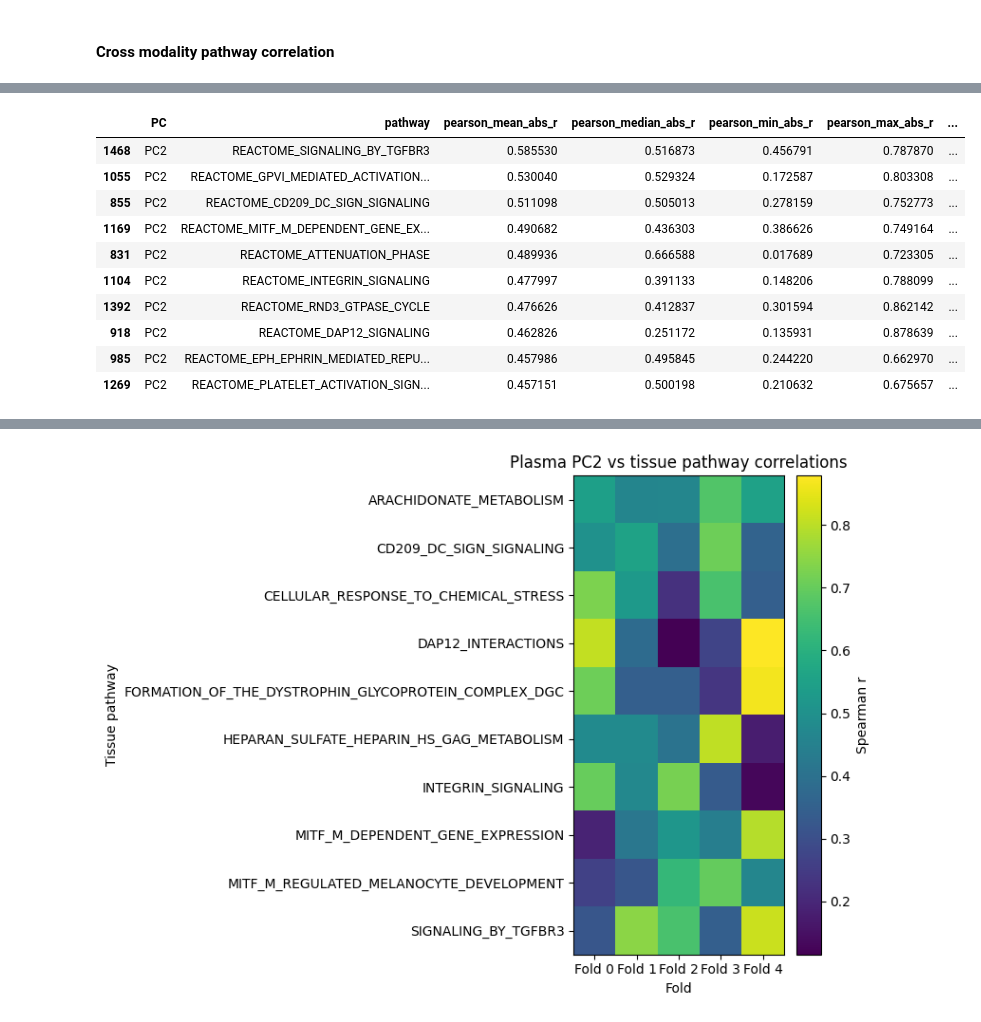
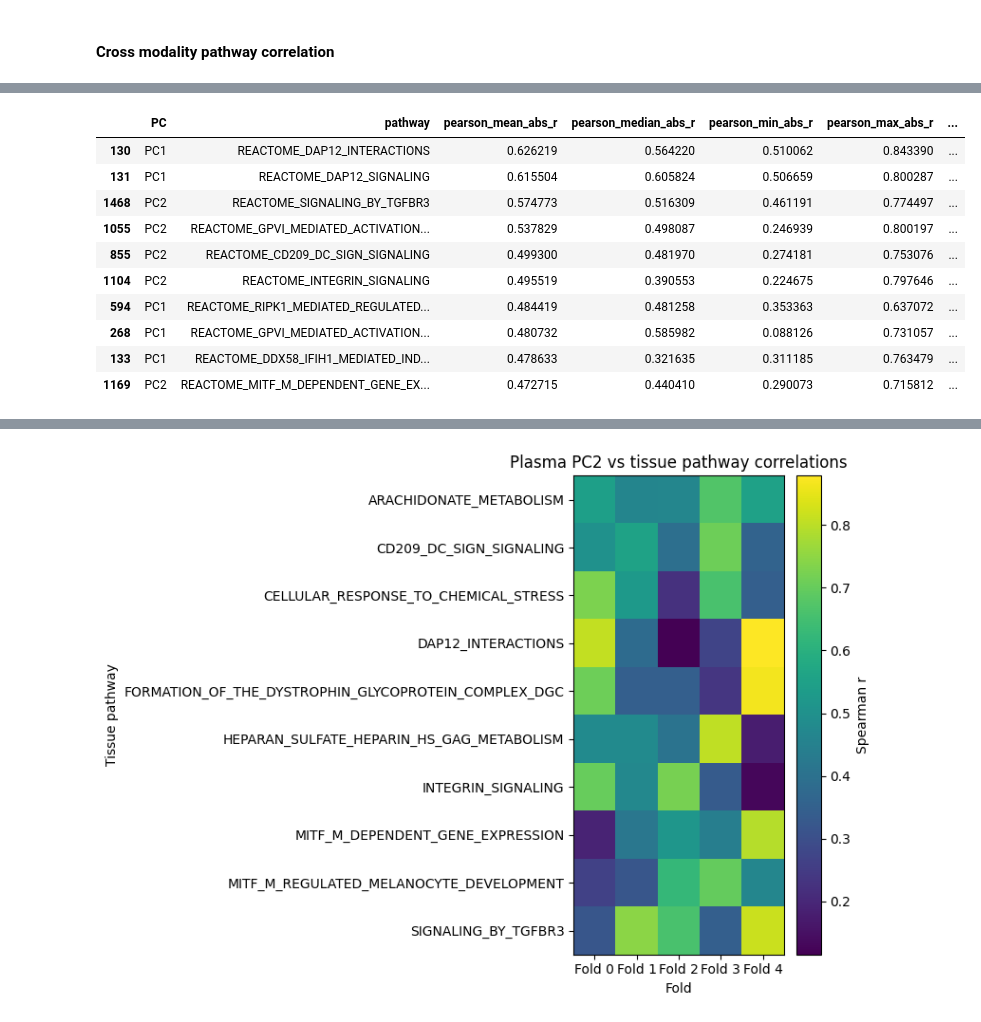
Before and after one commit to paulaliv/AAA_project, a Jupyter notebook: evaluate_embeddings.ipynb, the cells around one changed output, grey strips where cells are left out. Saved outputs shown, nothing was run; the diff lists cells and outputs as text; code cells hidden in the pictures.

```diff
--- a/evaluate_embeddings.ipynb
+++ b/evaluate_embeddings.ipynb
@@ -301,6 +344,6 @@ def visualize_embeddings(proj=False):
     return pc_all_folds_df, all_pc_distances, all_pc_separations, all_variance
 # %%
-pc, all_distances, all_separations, all_variance = visualize_embeddings(proj=False)
+pc, all_distances, all_separations, all_variance = visualize_embeddings(proj=False, trained=True)
 # %% [output]
 PC1 1.0
 PC2 0.45454545454545453
@@ -855,23 +896,22 @@ print(summary_plasma_to_tissue)
 [1574 rows x 11 columns]
 # %%
 summary_plasma_to_tissue[
-    (summary_plasma_to_tissue["PC"] == "PC2") &
     (summary_plasma_to_tissue["n_folds"] == 5)
 ].sort_values(['pearson_mean_abs_r'],
     ascending=False
 ).head(10)
 # %% [output]
 |  | PC | pathway | pearson_mean_abs_r | pearson_median_abs_r | pearson_min_abs_r | pearson_max_abs_r | ... |
-| 1468 | PC2 | REACTOME_SIGNALING_BY_TGFBR3 | 0.585530 | 0.516873 | 0.456791 | 0.787870 | ... |
-| 1055 | PC2 | REACTOME_GPVI_MEDIATED_ACTIVATION... | 0.530040 | 0.529324 | 0.172587 | 0.803308 | ... |
-| 855 | PC2 | REACTOME_CD209_DC_SIGN_SIGNALING | 0.511098 | 0.505013 | 0.278159 | 0.752773 | ... |
-| 1169 | PC2 | REACTOME_MITF_M_DEPENDENT_GENE_EX... | 0.490682 | 0.436303 | 0.386626 | 0.749164 | ... |
-| 831 | PC2 | REACTOME_ATTENUATION_PHASE | 0.489936 | 0.666588 | 0.017689 | 0.723305 | ... |
-| 1104 | PC2 | REACTOME_INTEGRIN_SIGNALING | 0.477997 | 0.391133 | 0.148206 | 0.788099 | ... |
-| 1392 | PC2 | REACTOME_RND3_GTPASE_CYCLE | 0.476626 | 0.412837 | 0.301594 | 0.862142 | ... |
-| 918 | PC2 | REACTOME_DAP12_SIGNALING | 0.462826 | 0.251172 | 0.135931 | 0.878639 | ... |
-| 985 | PC2 | REACTOME_EPH_EPHRIN_MEDIATED_REPU... | 0.457986 | 0.495845 | 0.244220 | 0.662970 | ... |
-| 1269 | PC2 | REACTOME_PLATELET_ACTIVATION_SIGN... | 0.457151 | 0.500198 | 0.210632 | 0.675657 | ... |
+| 130 | PC1 | REACTOME_DAP12_INTERACTIONS | 0.626219 | 0.564220 | 0.510062 | 0.843390 | ... |
+| 131 | PC1 | REACTOME_DAP12_SIGNALING | 0.615504 | 0.605824 | 0.506659 | 0.800287 | ... |
+| 1468 | PC2 | REACTOME_SIGNALING_BY_TGFBR3 | 0.574773 | 0.516309 | 0.461191 | 0.774497 | ... |
+| 1055 | PC2 | REACTOME_GPVI_MEDIATED_ACTIVATION... | 0.537829 | 0.498087 | 0.246939 | 0.800197 | ... |
+| 855 | PC2 | REACTOME_CD209_DC_SIGN_SIGNALING | 0.499300 | 0.481970 | 0.274181 | 0.753076 | ... |
+| 1104 | PC2 | REACTOME_INTEGRIN_SIGNALING | 0.495519 | 0.390553 | 0.224675 | 0.797646 | ... |
+| 594 | PC1 | REACTOME_RIPK1_MEDIATED_REGULATED... | 0.484419 | 0.481258 | 0.353363 | 0.637072 | ... |
+| 268 | PC1 | REACTOME_GPVI_MEDIATED_ACTIVATION... | 0.480732 | 0.585982 | 0.088126 | 0.731057 | ... |
+| 133 | PC1 | REACTOME_DDX58_IFIH1_MEDIATED_IND... | 0.478633 | 0.321635 | 0.311185 | 0.763479 | ... |
+| 1169 | PC2 | REACTOME_MITF_M_DEPENDENT_GENE_EX... | 0.472715 | 0.440410 | 0.290073 | 0.715812 | ... |
 # %%
 top_pearson = summary_plasma_to_tissue[
     (summary_plasma_to_tissue["PC"] == "PC2") &
```
Also changed, not shown: parts of 39 cells of this notebook.
